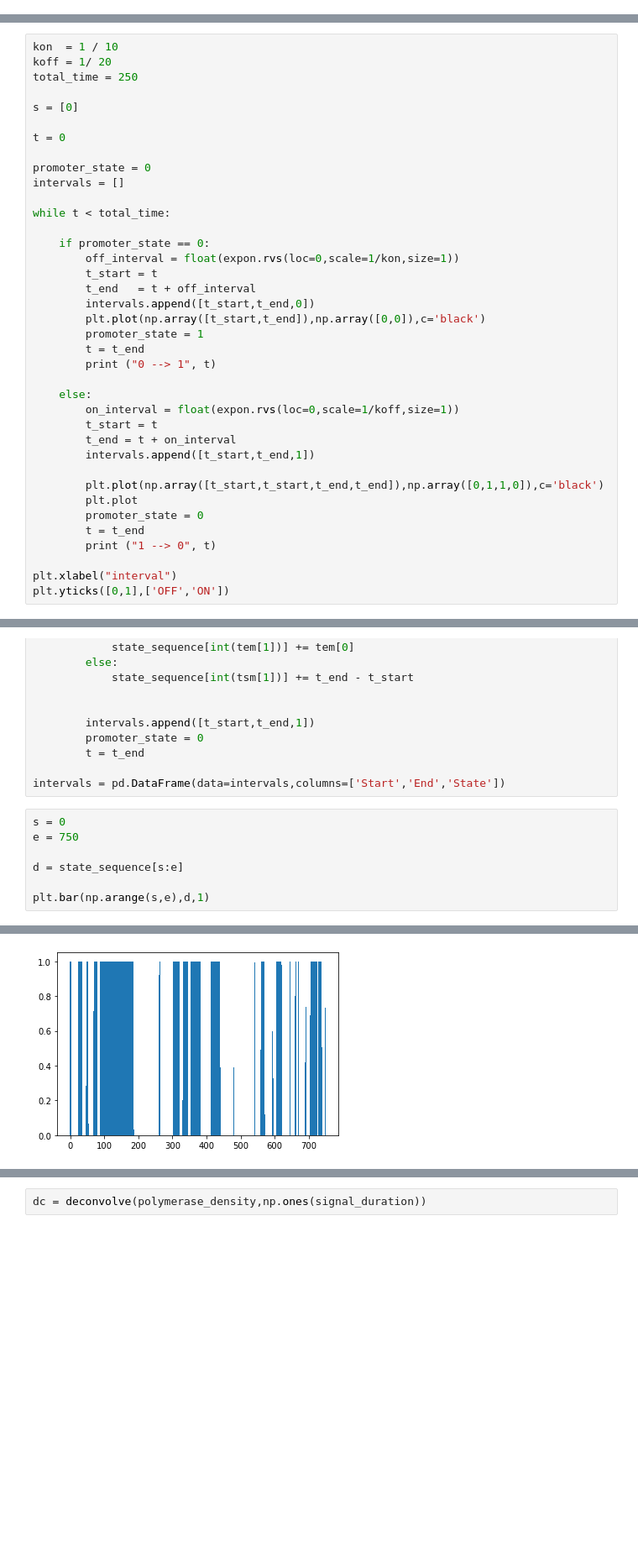
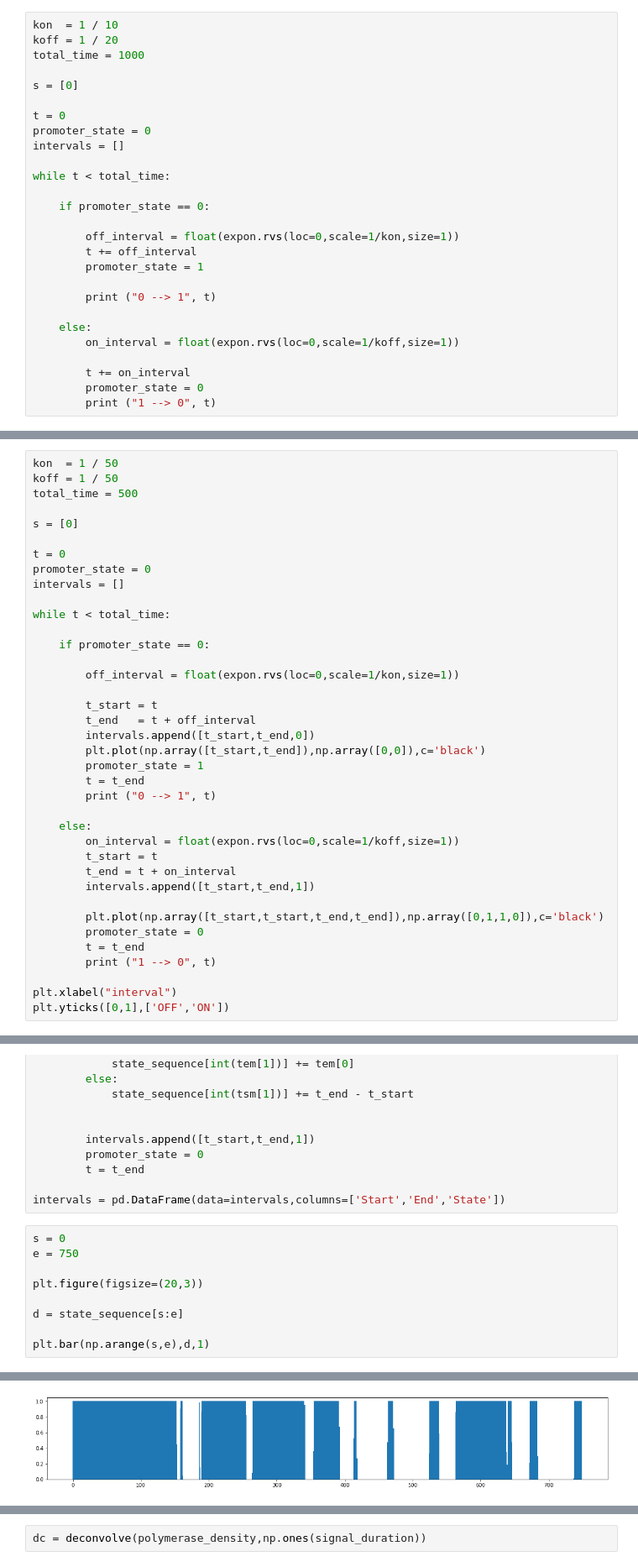
Before and after one commit to ucbmcb288/mcb288, a Jupyter notebook: Transcription/MCB288_Transcription_Part1.ipynb, the cells around one changed output, grey strips where cells are left out. Shown at 84% size. Saved outputs shown, nothing was run; the diff lists cells and outputs as text; blank space fills up the shorter version.

```diff
--- a/Transcription/MCB288_Transcription_Part1.ipynb
+++ b/Transcription/MCB288_Transcription_Part1.ipynb
@@ -229,0 +371,27 @@ plt.yticks([0,1],['OFF','ON'])
+# %%
+kon  = 1 / 10
+koff = 1 / 20
+total_time = 1000
+
+s = [0]
+
+t = 0
+promoter_state = 0
+intervals = []
+
+while t < total_time:
+
+    if promoter_state == 0:
+
+        off_interval = float(expon.rvs(loc=0,scale=1/kon,size=1))
+        t += off_interval
+        promoter_state = 1
+
+        print ("0 --> 1", t)
+
+    else:
+        on_interval = float(expon.rvs(loc=0,scale=1/koff,size=1))
+
+        t += on_interval
+        promoter_state = 0
+        print ("1 --> 0", t)
@@ -230,19 +416,20 @@ plt.yticks([0,1],['OFF','ON'])
 # %%
-kon  = 1 / 10
-koff = 1/ 20
-total_time = 250
+kon  = 1 / 50
+koff = 1 / 50
+total_time = 500
 
 s = [0]
 
 t = 0
-
 promoter_state = 0
 intervals = []
 
 while t < total_time:
 
     if promoter_state == 0:
+
         off_interval = float(expon.rvs(loc=0,scale=1/kon,size=1))
+
         t_start = t
         t_end   = t + off_interval
         intervals.append([t_start,t_end,0])
@@ -258,7 +445,6 @@ while t < total_time:
         intervals.append([t_start,t_end,1])
 
         plt.plot(np.array([t_start,t_start,t_end,t_end]),np.array([0,1,1,0]),c='black')
-        plt.plot
         promoter_state = 0
         t = t_end
         print ("1 --> 0", t)
@@ -341,13 +522,15 @@ intervals = pd.DataFrame(data=intervals,columns=['Start','End','State'])
 # %%
 s = 0
 e = 750
 
+plt.figure(figsize=(20,3))
+
 d = state_sequence[s:e]
 
 plt.bar(np.arange(s,e),d,1)
 # %% [output]
 <BarContainer object of 750 artists>
-[figure, old version]
+[figure, new version]
 # %% [markdown]
 ## There's one more piece to the puzzle
 
```
Also changed, not shown: parts of 43 cells of this notebook, 3 other files.
